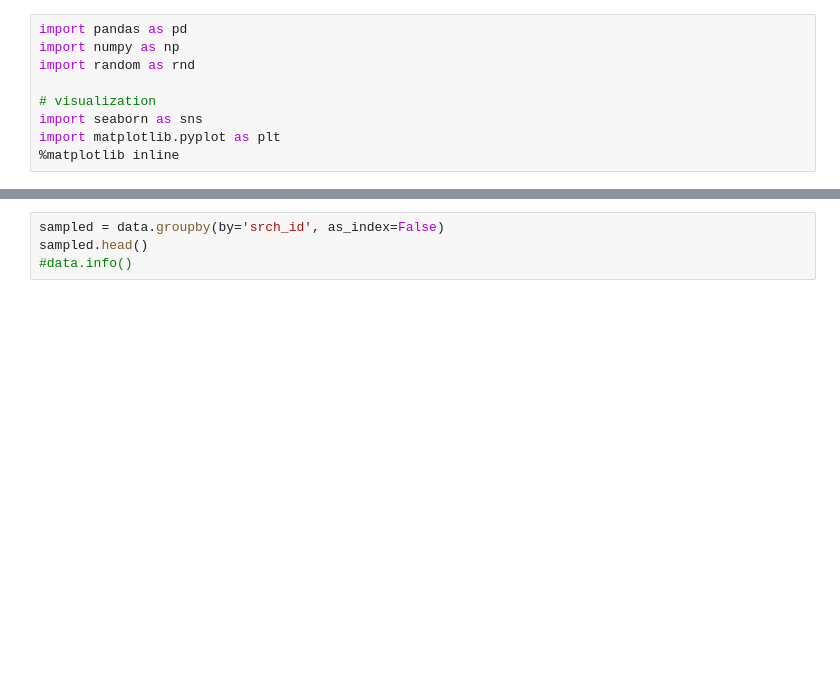
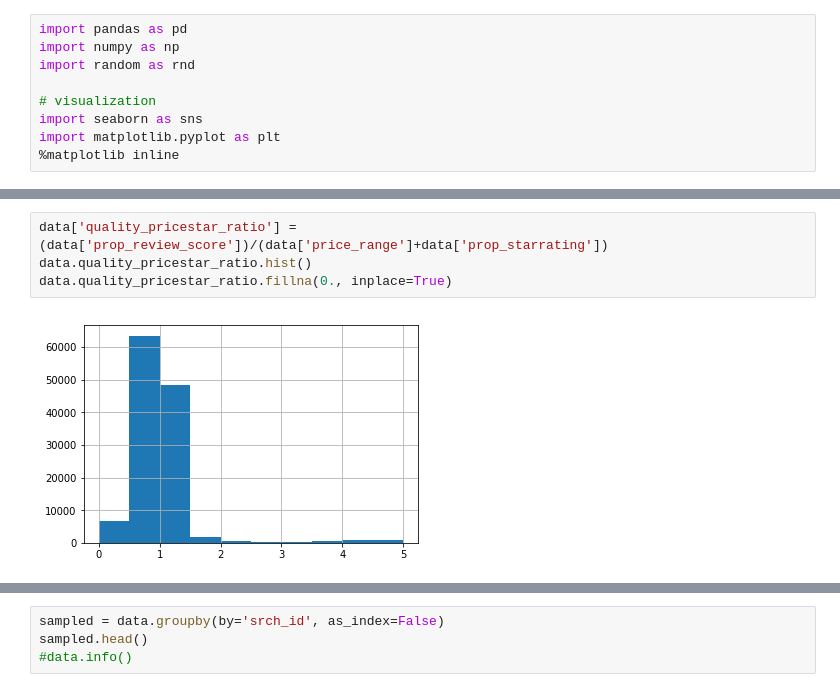
Before and after one commit to Longi94/dmt2018, a Jupyter notebook: assign2/assign2.ipynb, the cells around one changed output, grey strips where cells are left out. Saved outputs shown, nothing was run; the diff lists cells and outputs as text; blank space fills up the shorter version.

```diff
--- a/assign2/assign2.ipynb
+++ b/assign2/assign2.ipynb
@@ -40,0 +41,6 @@ memory usage: 2.0+ GB
+# %%
+data['quality_pricestar_ratio'] = (data['prop_review_score'])/(data['price_range']+data['prop_starrating'])
+data.quality_pricestar_ratio.hist()
+data.quality_pricestar_ratio.fillna(0., inplace=True)
+# %% [output]
+[figure, added]
```
Also changed, not shown: parts of 23 cells of this notebook, 4 other files.
